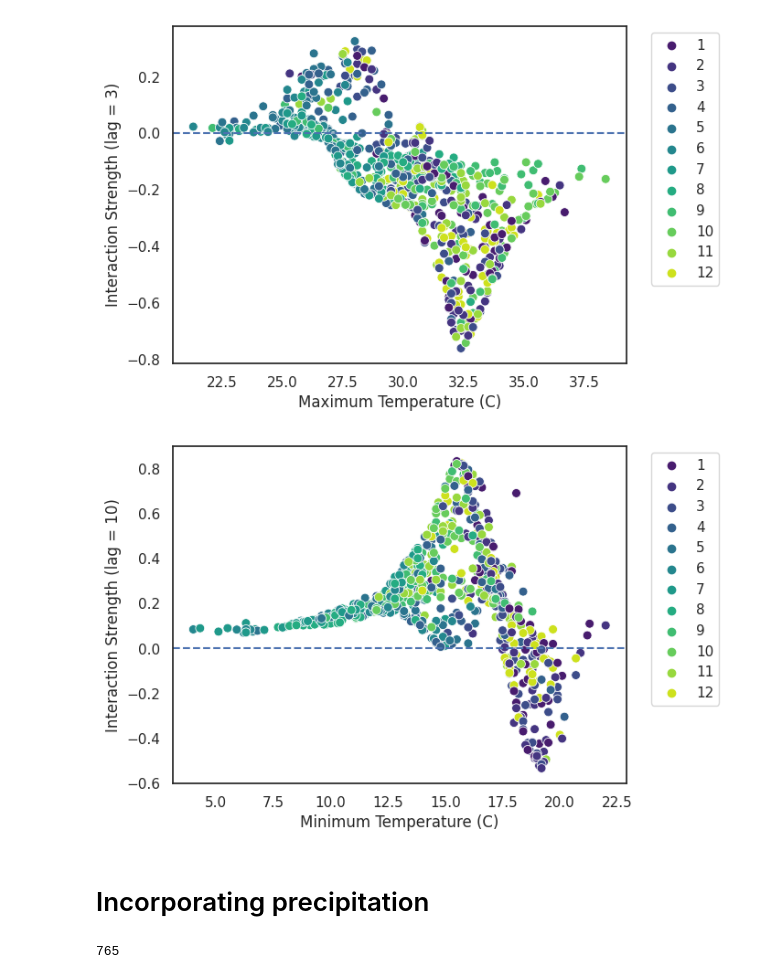
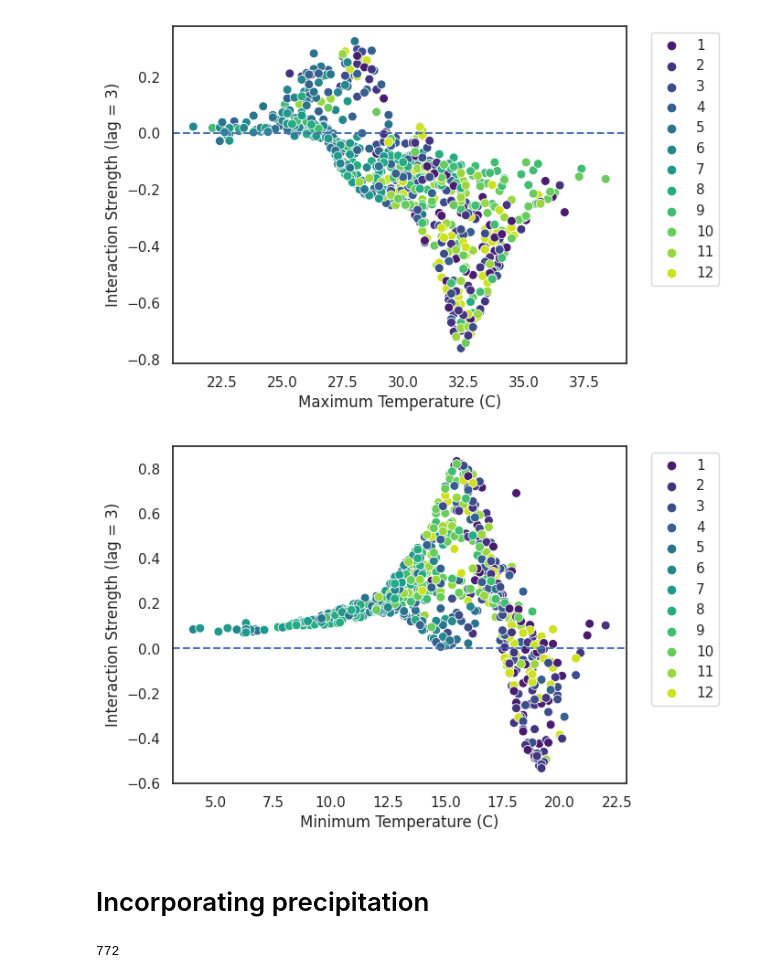
Before and after one commit to braziledm/edm_brazildengue, a Jupyter notebook: CCM_Analysis/notebooks/ExtendedCCM_SP.ipynb, the cells around one changed output. Saved outputs shown, nothing was run; the diff lists cells and outputs as text; code cells hidden in the pictures.

```diff
--- a/CCM_Analysis/notebooks/ExtendedCCM_SP.ipynb
+++ b/CCM_Analysis/notebooks/ExtendedCCM_SP.ipynb
@@ -182,12 +182,12 @@ plt.show()
 # %%
 sns.scatterplot(x = np.array(data_sp['temperatura_minima_na_hora_ant'])[4:-3], y =coefs_mintemp,  hue = np.array(data_sp_backup['month'])[4:-3], palette = sns.color_palette('viridis',12), s = 50)
 plt.xlabel('Minimum Temperature (C)')
-plt.ylabel('Interaction Strength (lag = 10)')
+plt.ylabel('Interaction Strength (lag = 3)')
 plt.axhline(0,linestyle = '--')
 plt.legend(bbox_to_anchor=(1.04, 1))
 plt.show()
 # %% [output]
-[figure, old version]
+[figure, new version]
 # %% [markdown]
 # Incorporating precipitation
 # %%
@@ -198,7 +198,7 @@ temp_min =  np.array(data_sp_norm['temperatura_minima_na_hora_ant'])[5:-10]
 # %%
-len(precip)
+len(temp_min)
 # %% [output]
-765
+772
 # %%
 data_sp_smap = pd.DataFrame({'cases':cases, 'precip': precip,'temp_max': temp_max, 'temp_min': temp_min})
 data_sp_smap = data_sp_smap.reset_index()
```
Also changed, not shown: parts of 8 cells of this notebook.
